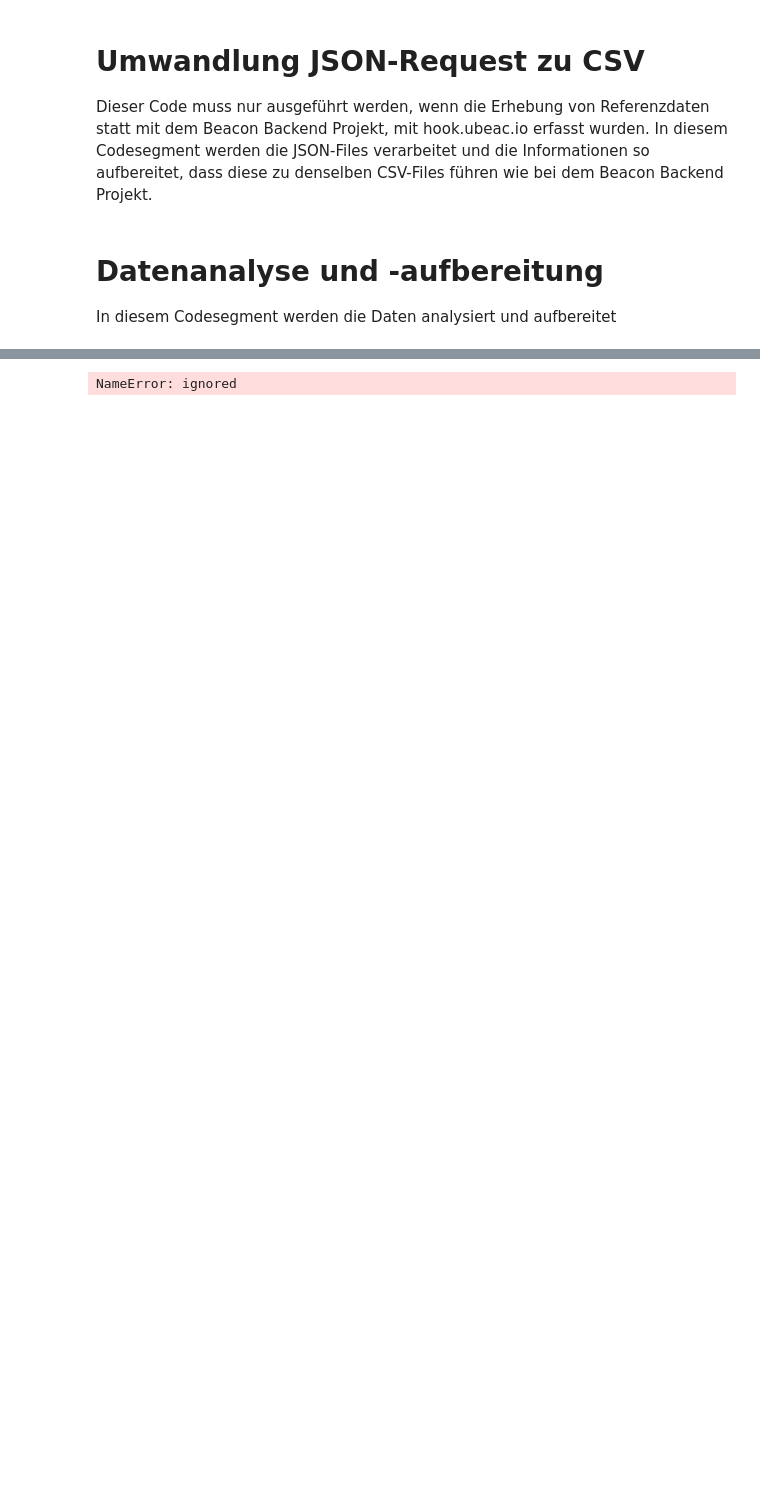
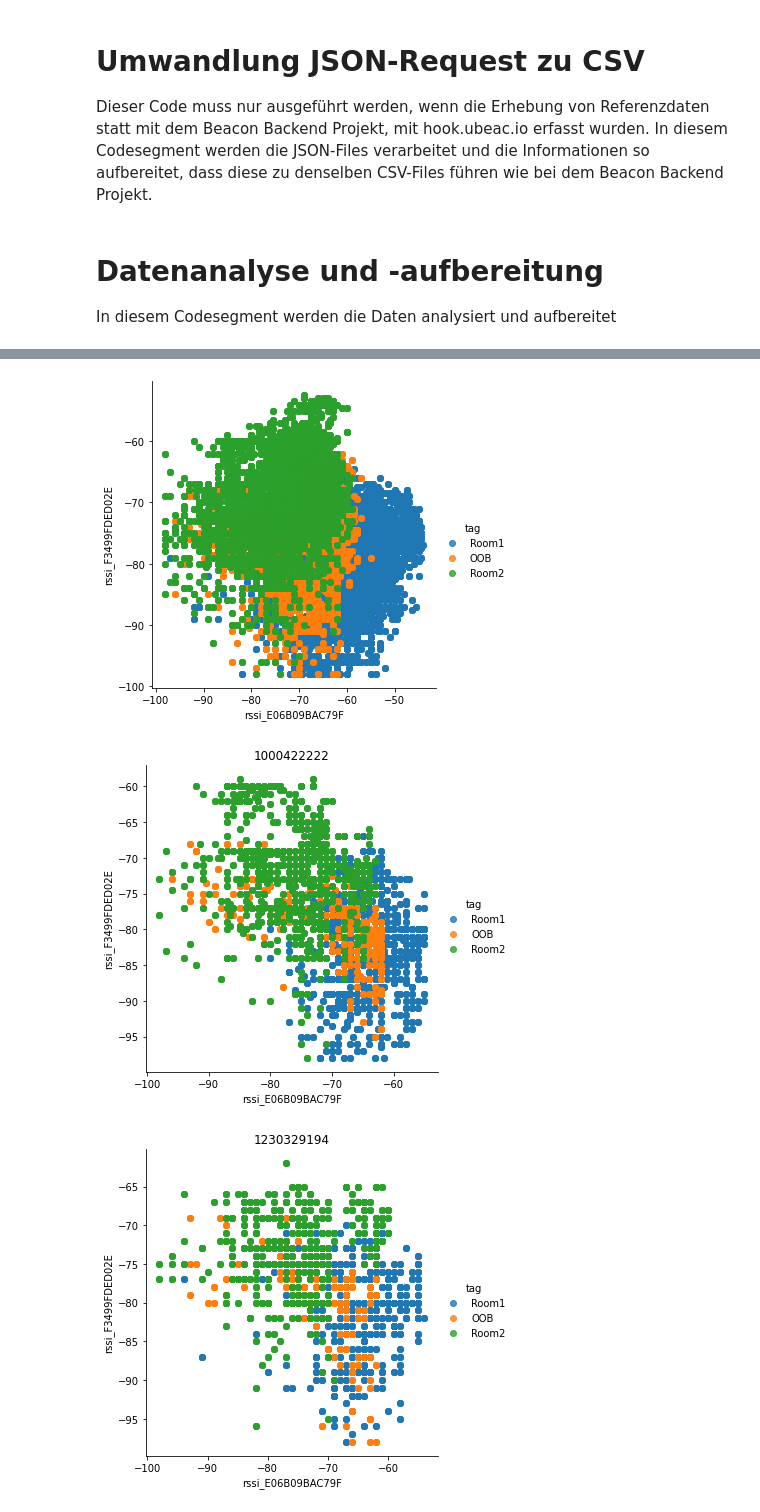
Before and after one commit to wagneced/IndoorTrackingML, a Jupyter notebook: IndoorTrackingML.ipynb, the cells around one changed output, grey strips where cells are left out. Cells and saved outputs as stored; diff of their text form; code cells hidden in the pictures; blank space fills up the shorter version.

```diff
--- a/IndoorTrackingML.ipynb
+++ b/IndoorTrackingML.ipynb
@@ -148,13 +148,18 @@ masterDf.head()
 # %%
-###TODO: Overwork this logic
-#The feature extention with adding the gateway name as suffix to columns should be
-#added to this solution as well as the previous already used
+#Columns in CSV Files
+#_id,distance,gateway,major,majorminor,minor,rssi,timestamp,beaconType,uuid
+features = ["distance","rssi","gateway"]
+joinParameter = ["type","uuid","tag","specificTag","timestamp","major","majorminor","minor"]
+
+#Training
+filepath = "/content/drive/MyDrive/Colab Notebooks/IndoorTrackingML/DATA/Training/Set_3Min_Each_Point/LabeledCombinedGatewayData.csv"
+#Test closed Doors
+#filepath = "/content/drive/MyDrive/Colab Notebooks/IndoorTrackingML/DATA/Test/ClosedDoors/CSV/LabeledCombinedGatewayData_ClosedDoors.csv"
+#Test open Doors
+#filepath = "/content/drive/MyDrive/Colab Notebooks/IndoorTrackingML/DATA/Test/OpenDoors/CSV/LabeledCombinedGatewayData.csv"
 
 
-#Columns in CSV Files
-#_id,distance,gateway,major,majorminor,minor,rssi,timestamp,beaconType,uuid
-features = ["distance","major","majorminor","minor","rssi","gateway"]
-joinParameter = ["_id","type","uuid","tag","specificTag","timestamp"]
+masterDf = pd.read_csv(filepath)
 
 #Dinamical adapting on number of gateways used for experiment
 gateways = masterDf.gateway.unique()
@@ -163,44 +168,35 @@ gateways = masterDf.gateway.unique()
 adaptedMasterDf = pd.DataFrame()
 tempDf = pd.DataFrame()
 
-#Preparing Df for easy use
-timeGatewayDf = masterDf.loc[:,["timestamp", "gateway"]].drop_duplicates()
+#Repeat until every Timestamp and Gateway have combined / adapted to oneanother
+for gateway in gateways:
+  beaconMeasurementsOfGatewayDf = masterDf.loc[(masterDf.gateway == gateway)].copy()
+  #Columns which could be used as feature are expanded with Name of Gateway as suffix
+  beaconMeasurementsOfGatewayDf.columns = [col + '_' + gateway if col in features else col for col in beaconMeasurementsOfGatewayDf.columns]
 
-#Repeat until every Timestamp and Gateway have combined / adapted to oneanother
-while len(timeGatewayDf) > 0:
-  currentLowestTimestamp = timeGatewayDf.timestamp.min()
-
-  for gateway in gateways:
-    timestamp = timeGatewayDf.loc[timeGatewayDf.gateway == gateway].timestamp.min()
-    #Gets all beacon entries of current gateway with specified timestamp
-    beaconMeasurementsOfGatewayDf = masterDf.loc[(masterDf.gateway == gateway) & (masterDf.timestamp == timestamp)].copy()
-    #Sets the lowest timestamp to simplify join of dataframes
-    beaconMeasurementsOfGatewayDf.timestamp = currentLowestTimestamp
-    #Columns which could be used as feature are expanded with Name of Gateway as suffix
-    beaconMeasurementsOfGatewayDf.columns = [col + '_' + gateway if col in features else col for col in beaconMeasurementsOfGatewayDf.columns]
-
-    #If timestamp is not in range (ex. post not transmitted) current for iteration is aborted
-    #as it has to be used for next iteration and combined with fitting post of other gateway
-    if(timestamp > (currentLowestTimestamp + requestIntervalInSeconds)):
-      beaconMeasurementsOfGatewayDf.drop(beaconMeasurementsOfGatewayDf.index, inplace=True)
-    else:
-      timeGatewayDf.drop(timeGatewayDf[(timeGatewayDf.gateway == gateway) & (timeGatewayDf.timestamp == timestamp)].index, inplace=True)
-
-    #Checks if temp Dataframe already has entries and has to be merged or a copy is "dumped" in
-    if len(tempDf) > 0:
-      tempDf = pd.merge(tempDf,beaconMeasurementsOfGatewayDf, how='outer', on=joinParameter).copy()
-    else:
-      tempDf = beaconMeasurementsOfGatewayDf.copy()
-  adaptedMasterDf = pd.concat([adaptedMasterDf, tempDf])
-  tempDf.drop(tempDf.index , inplace=True)
+  #Checks if temp Dataframe already has entries and has to be merged or a copy is "dumped" in
+  if len(tempDf) > 0:
+    tempDf = pd.merge(tempDf,beaconMeasurementsOfGatewayDf, how='outer', on=joinParameter).copy()
+  else:
+    tempDf = beaconMeasurementsOfGatewayDf.copy()
+adaptedMasterDf = pd.concat([adaptedMasterDf, tempDf])
+tempDf.drop(tempDf.index , inplace=True)
 adaptedMasterDf.reset_index(drop=True, inplace=True)
-# %% [output]
-NameError: ignored
 # %%
 sns.lmplot(x='rssi_E06B09BAC79F', y='rssi_F3499FDED02E', data=adaptedMasterDf, hue='tag', fit_reg=False)
 plt.show()
 
-for tag in adaptedMasterDf.tag.unique():
-  df = adaptedMasterDf.loc[adaptedMasterDf.tag == tag]
-  sns.lmplot(x='rssi_E06B09BAC79F', y='rssi_F3499FDED02E', data=df, hue='specificTag', fit_reg=False)
-  plt.show()
+for majorminor in adaptedMasterDf.majorminor.unique():
+  df = adaptedMasterDf.loc[adaptedMasterDf.majorminor == majorminor]
+  sns.lmplot(x='rssi_E06B09BAC79F', y='rssi_F3499FDED02E', data=df, hue='tag', fit_reg=False)
+  plt.title(majorminor)
+
+plt.show()
+#for tag in adaptedMasterDf.tag.unique():
+#  df = adaptedMasterDf.loc[adaptedMasterDf.tag == tag]
+#  sns.lmplot(x='rssi_E06B09BAC79F', y='rssi_F3499FDED02E', data=df, hue='specificTag', fit_reg=False)
+#  plt.show()
+# %% [output]
+[figure, added]
+[figure, added]
+[figure, added]
```
Also changed, not shown: parts of 3 cells of this notebook, 17 other files.
